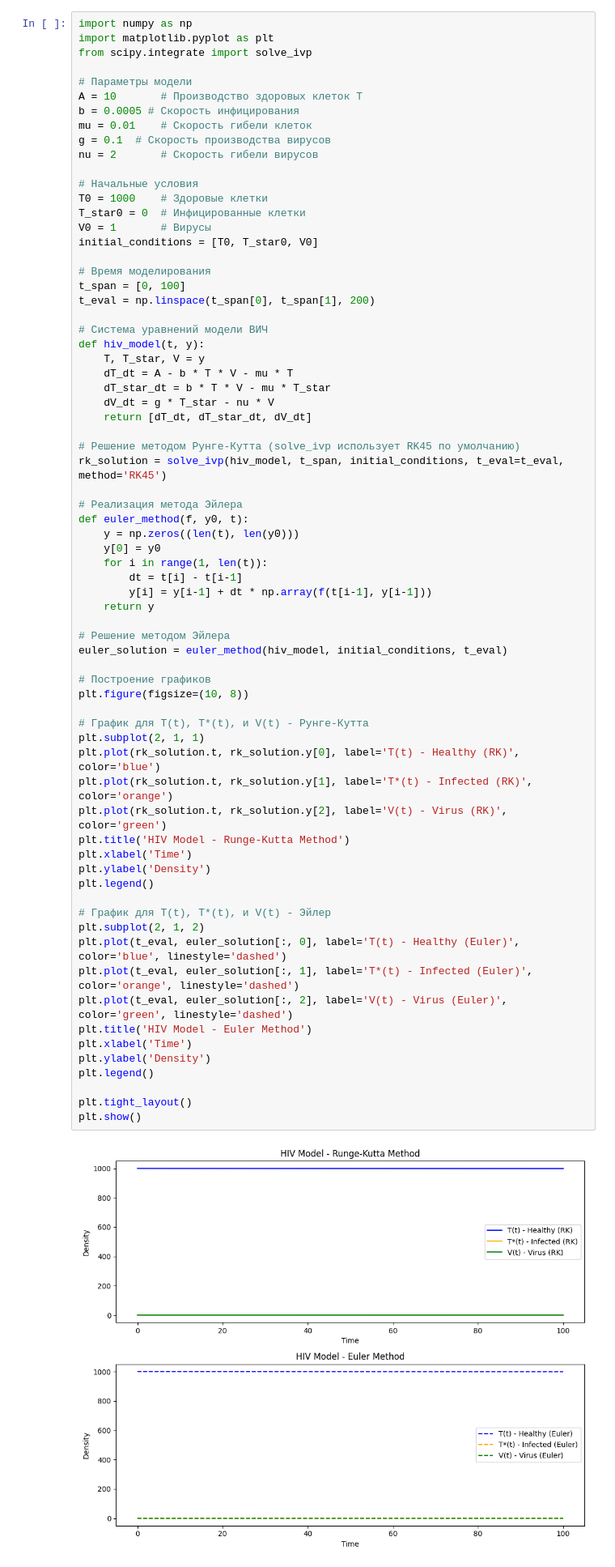
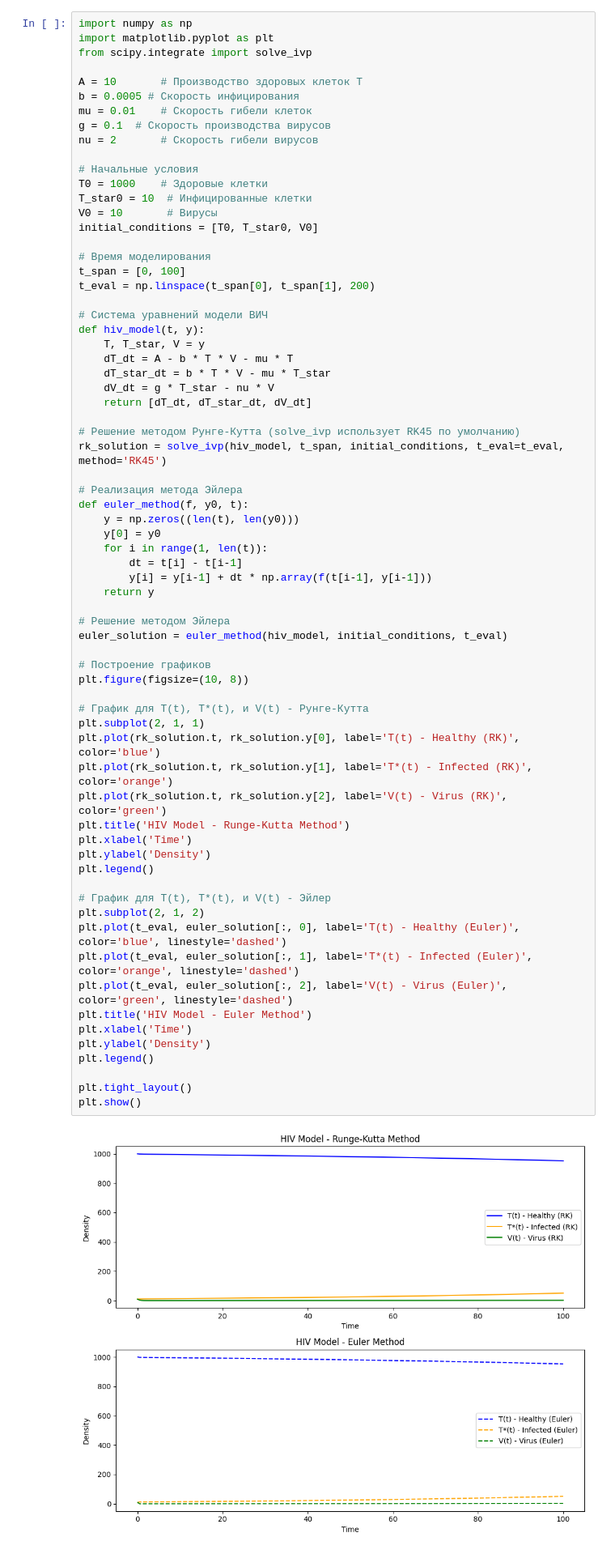
Before and after one commit to aidarsanat/Maths-and-Bio, a Jupyter notebook: task6.ipynb, the cells around one changed output. Shown at 81% size. Saved outputs shown, nothing was run; the diff lists cells and outputs as text.

```diff
--- a/task6.ipynb
+++ b/task6.ipynb
@@ -24,7 +25,6 @@ import numpy as np
 import matplotlib.pyplot as plt
 from scipy.integrate import solve_ivp
 
-# Параметры модели
 A = 10       # Производство здоровых клеток T
 b = 0.0005 # Скорость инфицирования
 mu = 0.01    # Скорость гибели клеток
@@ -33,8 +33,8 @@ nu = 2       # Скорость гибели вирусов
 
 # Начальные условия
 T0 = 1000    # Здоровые клетки
-T_star0 = 0  # Инфицированные клетки
-V0 = 1       # Вирусы
+T_star0 = 10  # Инфицированные клетки
+V0 = 10       # Вирусы
 initial_conditions = [T0, T_star0, V0]
 
 # Время моделирования
@@ -63,31 +63,31 @@ def euler_method(f, y0, t):
 
 # Решение методом Эйлера
 euler_solution = euler_method(hiv_model, initial_conditions, t_eval)
 
 # Построение графиков
 plt.figure(figsize=(10, 8))
 
 # График для T(t), T*(t), и V(t) - Рунге-Кутта
 plt.subplot(2, 1, 1)
 plt.plot(rk_solution.t, rk_solution.y[0], label='T(t) - Healthy (RK)', color='blue')
 plt.plot(rk_solution.t, rk_solution.y[1], label='T*(t) - Infected (RK)', color='orange')
 plt.plot(rk_solution.t, rk_solution.y[2], label='V(t) - Virus (RK)', color='green')
 plt.title('HIV Model - Runge-Kutta Method')
 plt.xlabel('Time')
 plt.ylabel('Density')
 plt.legend()
 
 # График для T(t), T*(t), и V(t) - Эйлер
 plt.subplot(2, 1, 2)
 plt.plot(t_eval, euler_solution[:, 0], label='T(t) - Healthy (Euler)', color='blue', linestyle='dashed')
 plt.plot(t_eval, euler_solution[:, 1], label='T*(t) - Infected (Euler)', color='orange', linestyle='dashed')
 plt.plot(t_eval, euler_solution[:, 2], label='V(t) - Virus (Euler)', color='green', linestyle='dashed')
 plt.title('HIV Model - Euler Method')
 plt.xlabel('Time')
 plt.ylabel('Density')
 plt.legend()
 
 plt.tight_layout()
 plt.show()
 # %% [output]
-[figure, old version]
+[figure, new version]
```
Also changed, not shown: parts of 1 cell of this notebook.
